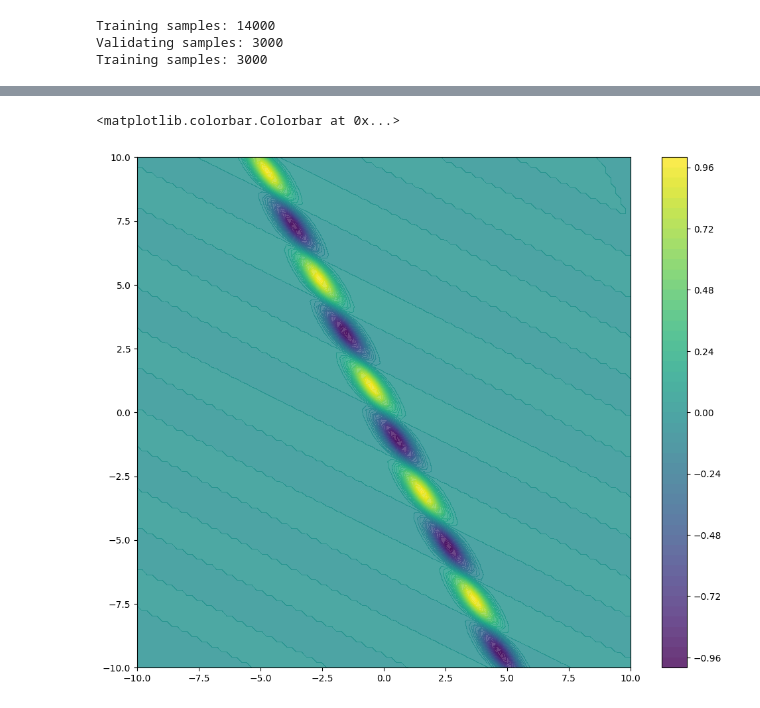
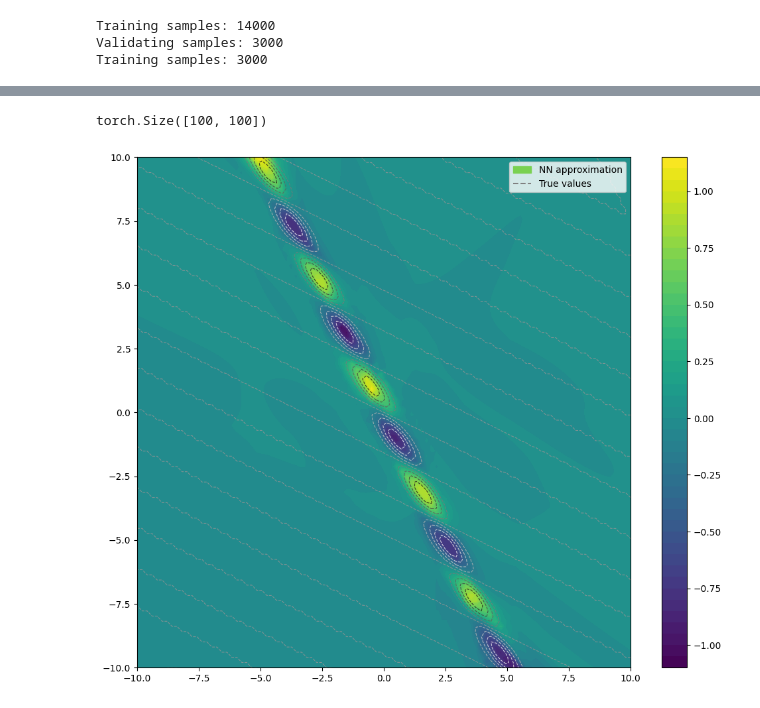
Before and after one commit to VladShajdulin/OTUS, a Jupyter notebook: home_work_2.ipynb, the cells around one changed output, grey strips where cells are left out. Cells and saved outputs as stored; diff of their text form; code cells hidden in the pictures.

```diff
--- a/home_work_2.ipynb
+++ b/home_work_2.ipynb
@@ -96,10 +168,0 @@ val(X_test, y_test, model_1, nn.MSELoss())
-# %%
-loss_fn = nn.MSELoss()
-optimizer = torch.optim.AdamW(model_1.parameters())
-epochs = 100
-
-for t in range(epochs):
-  print(f"Epoch {t+1}\n-------------------------------")
-  train(train_loader, model_1, loss_fn, optimizer, device)
-  val(X_val, y_val, model_1, loss_fn)
-print("Done!")
@@ -136,5 +179,8 @@ torch.Size([100, 100, 2])
 # %%
-z = model_1(X_grid).detach().numpy()
-z = np.squeeze(z)
+model_1.eval()
+with torch.no_grad():
+  z = model_1(X_grid)
+
+z = torch.squeeze(z)
 z.shape
 # %% [output]
@@ -152,9 +188,24 @@ plt.colorbar()
-# %%
-z = np.sin(X + 2 * Y) * np.exp(-(2 * X + Y) ** 2)
-
-plt.figure(figsize=(12, 10))
-plt.contourf(X, Y, z, 50, alpha=0.8, cmap='viridis')
-plt.colorbar()
-# %% [output]
-<matplotlib.colorbar.Colorbar at 0x...>
-[figure, removed]
+# %%
+z_true = torch.sin(X_grid[:,:,0] + 2 * X_grid[:,:,1]) * torch.exp(-(2 * X_grid[:,:,0] + X_grid[:,:,1]) ** 2)
+z_true.shape
+# %% [output]
+torch.Size([100, 100])
+# %%
+fig, ax = plt.subplots(figsize=(12, 10))
+
+graph_1 = ax.contourf(X_grid[:,:,0], X_grid[:,:,1], z, 50,
+                      cmap='viridis')
+graph_2 = ax.contour(X_grid[:,:,0], X_grid[:,:,1], z_true, 12,
+                     cmap='Greys',
+                     linewidths=0.8,
+                     linestyles='dashed',
+                     alpha=0.8)
+
+approx_patch = mpatches.Patch(color=plt.cm.viridis(0.8), label='NN approximation')
+true_line = mlines.Line2D([], [], color='gray', linestyle='dashed', label='True values')
+ax.legend(handles=[approx_patch, true_line])
+plt.colorbar(graph_1, ax=ax)
+
+plt.show()
+# %% [output]
+[figure, added]
```
Also changed, not shown: parts of 19 cells of this notebook.
